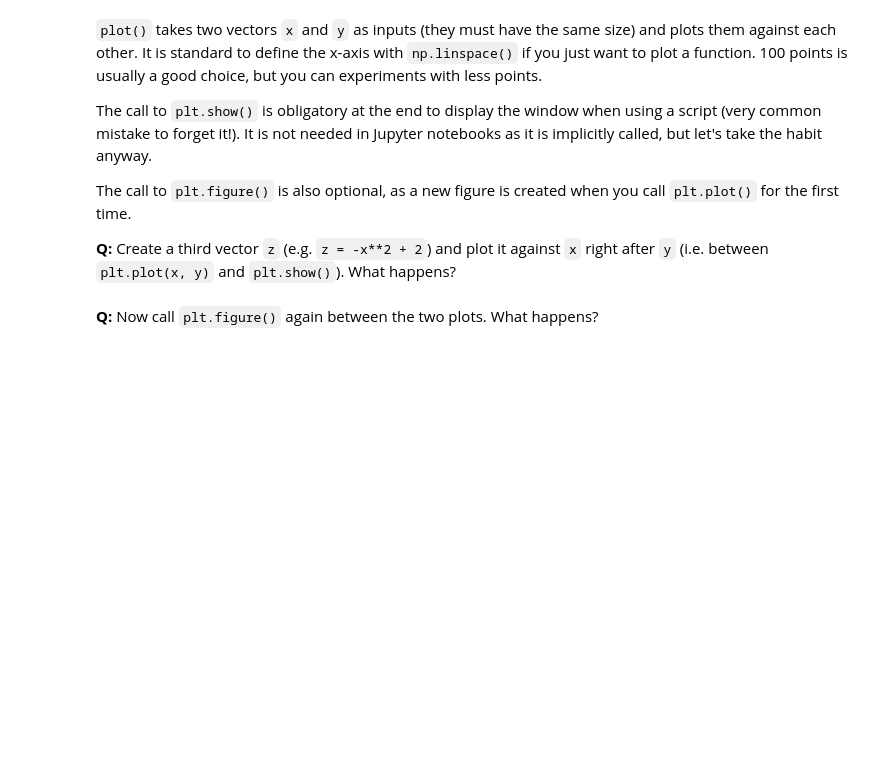
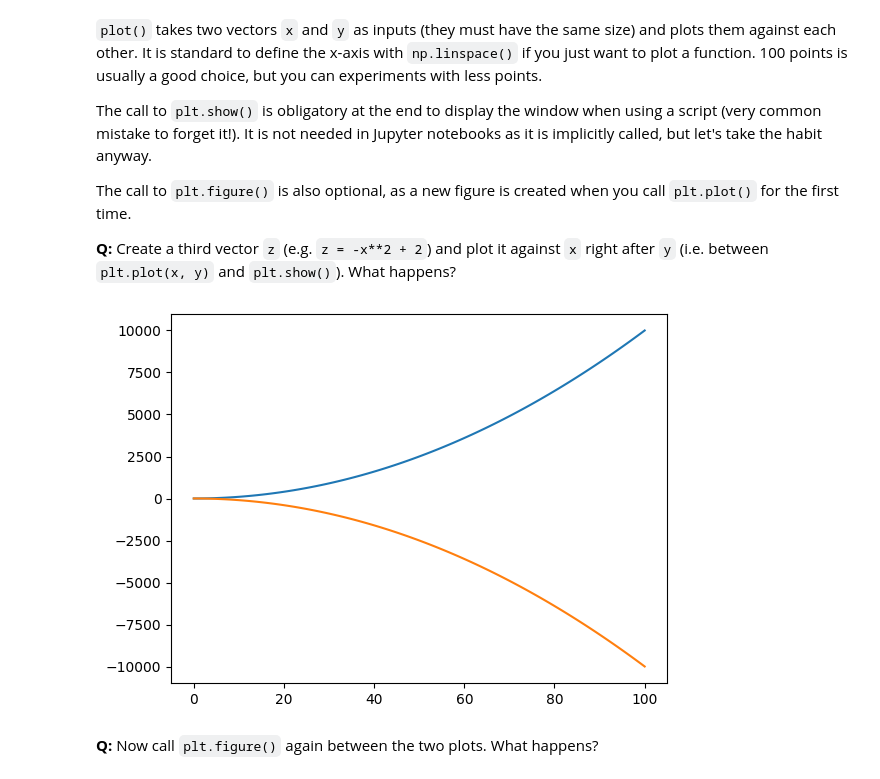
Before and after one commit to 77boom/neurocomputing, a Jupyter notebook: notebooks/2-Numpy.ipynb, the cells around one changed output. Saved outputs shown, nothing was run; the diff lists cells and outputs as text; code cells hidden in the pictures; blank space fills up the shorter version.

```diff
--- a/notebooks/2-Numpy.ipynb
+++ b/notebooks/2-Numpy.ipynb
@@ -618,5 +620,14 @@ The call to `plt.show()` is obligatory at the end to display the window when usi
 The call to `plt.figure()` is also optional, as a new figure is created when you call `plt.plot()` for the first time.
 
 **Q:** Create a third vector `z` (e.g. `z = -x**2 + 2`) and plot it against `x` right after `y` (i.e. between `plt.plot(x, y)` and `plt.show()`). What happens?
+# %%
+z = -x**2 + 2
+
+plt.plot(x, y)
+plt.plot(x, z)
+
+plt.show()
+# %% [output]
+[figure, added]
 # %% [markdown]
 **Q:** Now call `plt.figure()` again between the two plots. What happens?
```
Also changed, not shown: parts of 5 cells of this notebook.
